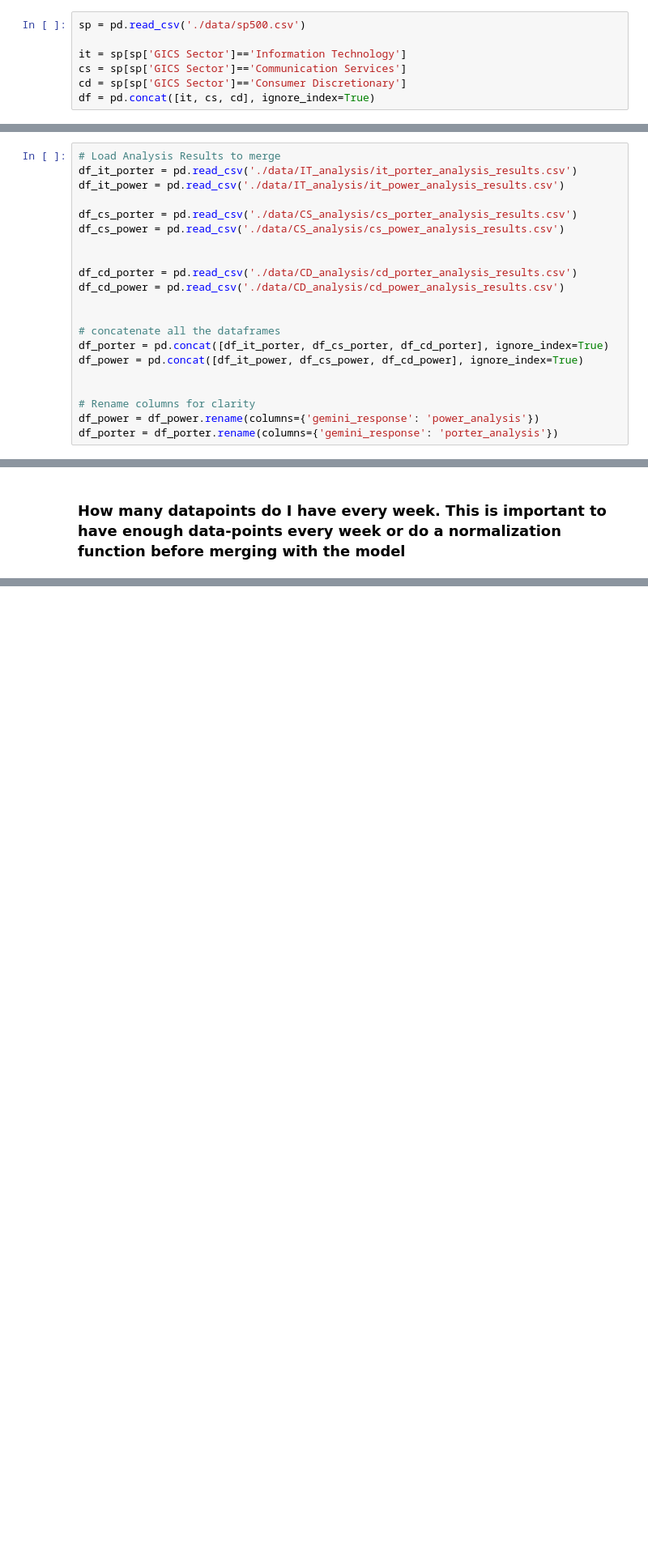
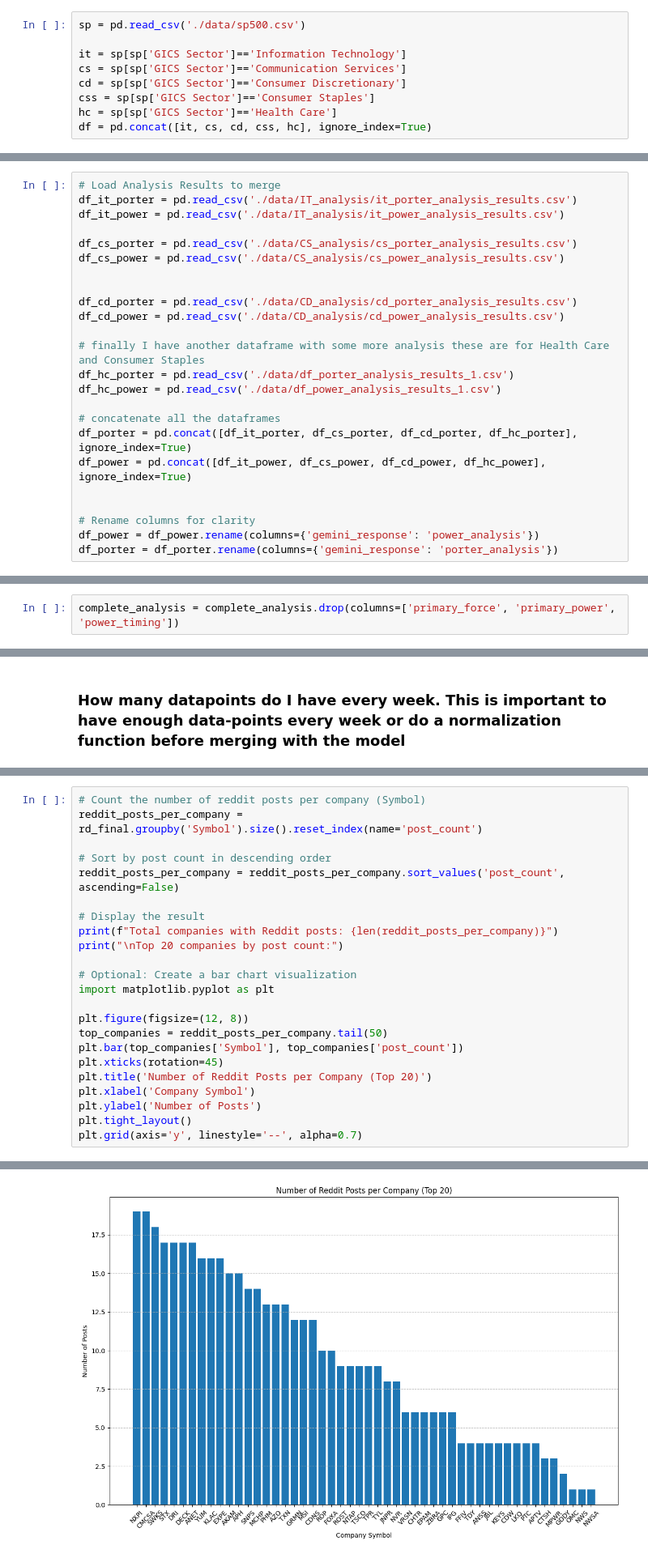
Before and after one commit to maseehfaizan/Hybrid_Pricer, a Jupyter notebook: analysis.ipynb, the cells around one changed output, grey strips where cells are left out. Shown: that part at 81% size. Saved outputs shown, nothing was run; the diff lists cells and outputs as text; blank space fills up the shorter version.

```diff
--- a/analysis.ipynb
+++ b/analysis.ipynb
@@ -10,4 +14,6 @@ sp = pd.read_csv('./data/sp500.csv')
 it = sp[sp['GICS Sector']=='Information Technology']
 cs = sp[sp['GICS Sector']=='Communication Services']
 cd = sp[sp['GICS Sector']=='Consumer Discretionary']
-df = pd.concat([it, cs, cd], ignore_index=True)
+css = sp[sp['GICS Sector']=='Consumer Staples']
+hc = sp[sp['GICS Sector']=='Health Care']
+df = pd.concat([it, cs, cd, css, hc], ignore_index=True)
@@ -149,10 +161,13 @@ df_cs_power = pd.read_csv('./data/CS_analysis/cs_power_analysis_results.csv')
 df_cd_porter = pd.read_csv('./data/CD_analysis/cd_porter_analysis_results.csv')
 df_cd_power = pd.read_csv('./data/CD_analysis/cd_power_analysis_results.csv')
 
+# finally I have another dataframe with some more analysis these are for Health Care and Consumer Staples
+df_hc_porter = pd.read_csv('./data/df_porter_analysis_results_1.csv')
+df_hc_power = pd.read_csv('./data/df_power_analysis_results_1.csv')
 
 # concatenate all the dataframes
-df_porter = pd.concat([df_it_porter, df_cs_porter, df_cd_porter], ignore_index=True)
-df_power = pd.concat([df_it_power, df_cs_power, df_cd_power], ignore_index=True)
+df_porter = pd.concat([df_it_porter, df_cs_porter, df_cd_porter, df_hc_porter], ignore_index=True)
+df_power = pd.concat([df_it_power, df_cs_power, df_cd_power, df_hc_power], ignore_index=True)
 
 
 # Rename columns for clarity
@@ -414,0 +612,2 @@ Parsing and cleaning complete.
+# %%
+complete_analysis = complete_analysis.drop(columns=['primary_force', 'primary_power', 'power_timing'])
@@ -857,0 +922,24 @@ Name: count, dtype: int64
+# %%
+# Count the number of reddit posts per company (Symbol)
+reddit_posts_per_company = rd_final.groupby('Symbol').size().reset_index(name='post_count')
+
+# Sort by post count in descending order
+reddit_posts_per_company = reddit_posts_per_company.sort_values('post_count', ascending=False)
+
+# Display the result
+print(f"Total companies with Reddit posts: {len(reddit_posts_per_company)}")
+print("\nTop 20 companies by post count:")
+
+# Optional: Create a bar chart visualization
+import matplotlib.pyplot as plt
+
+plt.figure(figsize=(12, 8))
+top_companies = reddit_posts_per_company.tail(50)
+plt.bar(top_companies['Symbol'], top_companies['post_count'])
+plt.xticks(rotation=45)
+plt.title('Number of Reddit Posts per Company (Top 20)')
+plt.xlabel('Company Symbol')
+plt.ylabel('Number of Posts')
+plt.tight_layout()
+plt.grid(axis='y', linestyle='--', alpha=0.7)
+# %% [output]
@@ -858,2 +949,3 @@ Name: count, dtype: int64
+[figure, added]
 # %% [markdown]
 # DCF analysis
```
Also changed, not shown: parts of 114 cells of this notebook, 39 other files.
